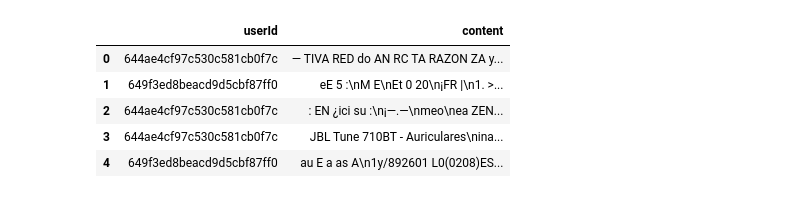
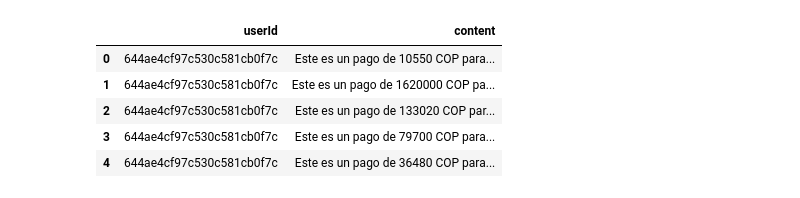
Before and after one commit to segamboa/LLM-Chatbot, a Jupyter notebook: VectorDB.ipynb, the cells around one changed output. Drawn from its saved outputs; the diff is of its cells as text; code cells hidden in the pictures.

```diff
--- a/VectorDB.ipynb
+++ b/VectorDB.ipynb
@@ -22,16 +22,25 @@ Requirement already satisfied: exceptiongroup in /usr/local/lib/python3.10/dist-
 import pandas as pd
 import numpy as np
 # %%
-user_docs = pd.read_json('/content/drive/MyDrive/Colab Notebooks/RAG/userdocuments.json')
-user_docs.drop(columns='_id', inplace=True)
-user_docs.head()
+#user_docs = pd.read_json('/content/drive/MyDrive/Colab Notebooks/RAG/userdocuments.json')
+#user_docs = pd.read_json('userdocuments.json')
+#user_docs.drop(columns='_id', inplace=True)
+#user_docs.head()
-# %% [output]
-|  | userId | content |
-| 0 | 644ae4cf97c530c581cb0f7c | — TIVA RED do AN RC TA RAZON ZA y... |
-| 1 | 649f3ed8beacd9d5cbf87ff0 | eE 5 :\nM E\nEt 0 20\n¡FR |\n1. >... |
-| 2 | 644ae4cf97c530c581cb0f7c | : EN ¿ici su :\n¡—.—\nmeo\nea ZEN... |
-| 3 | 644ae4cf97c530c581cb0f7c | JBL Tune 710BT - Auriculares\nina... |
-| 4 | 649f3ed8beacd9d5cbf87ff0 | au E a as A\n1y/892601 L0(0208)ES... |
+# %%
+with open('payments.csv', 'r') as file:
+    lines = file.readlines()[1:]
+
+# Crear un DataFrame con una columna llamada 'content'
+user_docs = pd.DataFrame({'userId':'644ae4cf97c530c581cb0f7c', 'content': lines})
+#user_docs = pd.concat([user_docs, user_fees], ignore_index=True).reset_index(drop=True)
+user_docs.head()
+# %% [output]
+|  | userId | content |
+| 0 | 644ae4cf97c530c581cb0f7c | Este es un pago de 10550 COP para... |
+| 1 | 644ae4cf97c530c581cb0f7c | Este es un pago de 1620000 COP pa... |
+| 2 | 644ae4cf97c530c581cb0f7c | Este es un pago de 133020 COP par... |
+| 3 | 644ae4cf97c530c581cb0f7c | Este es un pago de 79700 COP para... |
+| 4 | 644ae4cf97c530c581cb0f7c | Este es un pago de 36480 COP para... |
 # %%
 from langchain.embeddings import HuggingFaceEmbeddings
 
```
Also changed, not shown: parts of 4 cells of this notebook, 1 other file.
